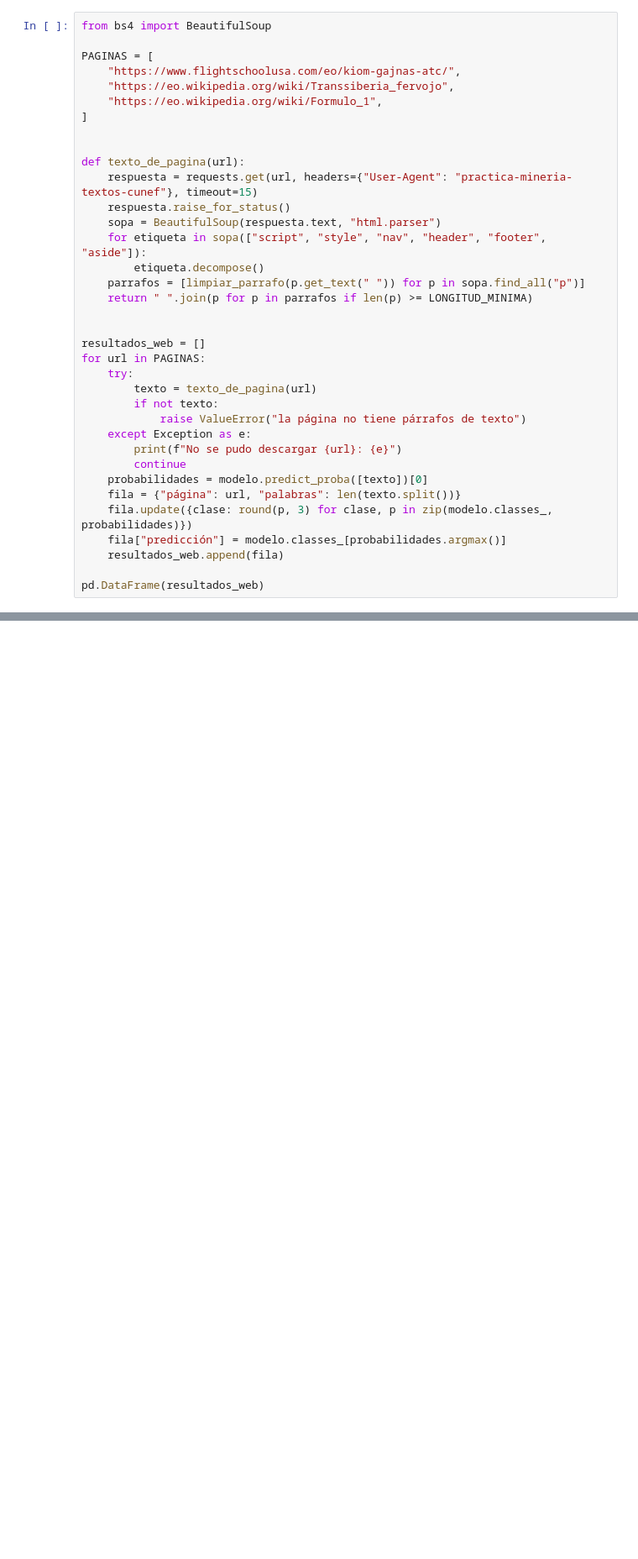
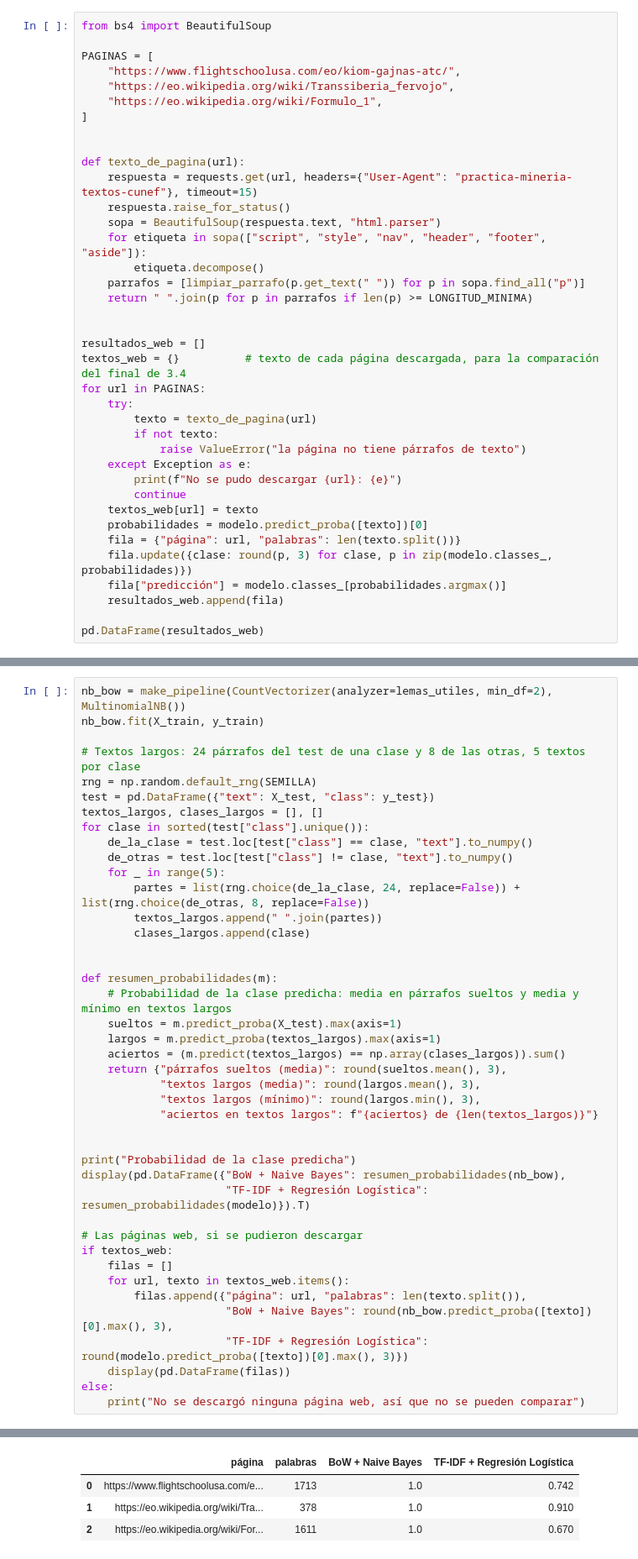
Before and after one commit to guilletaff/Clasificacion_Textos_Esperanto, a Jupyter notebook: notebooks/clasificacion_esperanto.ipynb, the cells around one changed output, grey strips where cells are left out. Shown at 84% size. Cells and saved outputs as stored; diff of their text form; blank space fills up the shorter version.

```diff
--- a/notebooks/clasificacion_esperanto.ipynb
+++ b/notebooks/clasificacion_esperanto.ipynb
@@ -1328,6 +1333,7 @@ def texto_de_pagina(url):
 
 
 resultados_web = []
+textos_web = {}          # texto de cada página descargada, para la comparación del final de 3.4
 for url in PAGINAS:
     try:
         texto = texto_de_pagina(url)
@@ -1336,6 +1342,7 @@ for url in PAGINAS:
     except Exception as e:
         print(f"No se pudo descargar {url}: {e}")
         continue
+    textos_web[url] = texto
     probabilidades = modelo.predict_proba([texto])[0]
     fila = {"página": url, "palabras": len(texto.split())}
     fila.update({clase: round(p, 3) for clase, p in zip(modelo.classes_, probabilidades)})
@@ -1374,0 +1401,43 @@ tabla
+# %%
+nb_bow = make_pipeline(CountVectorizer(analyzer=lemas_utiles, min_df=2), MultinomialNB())
+nb_bow.fit(X_train, y_train)
+
+# Textos largos: 24 párrafos del test de una clase y 8 de las otras, 5 textos por clase
+rng = np.random.default_rng(SEMILLA)
+test = pd.DataFrame({"text": X_test, "class": y_test})
+textos_largos, clases_largos = [], []
+for clase in sorted(test["class"].unique()):
+    de_la_clase = test.loc[test["class"] == clase, "text"].to_numpy()
+    de_otras = test.loc[test["class"] != clase, "text"].to_numpy()
+    for _ in range(5):
+        partes = list(rng.choice(de_la_clase, 24, replace=False)) + list(rng.choice(de_otras, 8, replace=False))
+        textos_largos.append(" ".join(partes))
+        clases_largos.append(clase)
+
+
+def resumen_probabilidades(m):
+    # Probabilidad de la clase predicha: media en párrafos sueltos y media y mínimo en textos largos
+    sueltos = m.predict_proba(X_test).max(axis=1)
+    largos = m.predict_proba(textos_largos).max(axis=1)
+    aciertos = (m.predict(textos_largos) == np.array(clases_largos)).sum()
+    return {"párrafos sueltos (media)": round(sueltos.mean(), 3),
+            "textos largos (media)": round(largos.mean(), 3),
+            "textos largos (mínimo)": round(largos.min(), 3),
+            "aciertos en textos largos": f"{aciertos} de {len(textos_largos)}"}
+
+
+print("Probabilidad de la clase predicha")
+display(pd.DataFrame({"BoW + Naive Bayes": resumen_probabilidades(nb_bow),
+                      "TF-IDF + Regresión Logística": resumen_probabilidades(modelo)}).T)
+
+# Las páginas web, si se pudieron descargar
+if textos_web:
+    filas = []
+    for url, texto in textos_web.items():
+        filas.append({"página": url, "palabras": len(texto.split()),
+                      "BoW + Naive Bayes": round(nb_bow.predict_proba([texto])[0].max(), 3),
+                      "TF-IDF + Regresión Logística": round(modelo.predict_proba([texto])[0].max(), 3)})
+    display(pd.DataFrame(filas))
+else:
+    print("No se descargó ninguna página web, así que no se pueden comparar")
+# %% [output]
@@ -1374,0 +1448,4 @@ tabla
+|  | página | palabras | BoW + Naive Bayes | TF-IDF + Regresión Logística |
+| 0 | https://www.flightschoolusa.com/e... | 1713 | 1.0 | 0.742 |
+| 1 | https://eo.wikipedia.org/wiki/Tra... | 378 | 1.0 | 0.910 |
+| 2 | https://eo.wikipedia.org/wiki/For... | 1611 | 1.0 | 0.670 |
```
Also changed, not shown: parts of 7 cells of this notebook, 1 other file.
